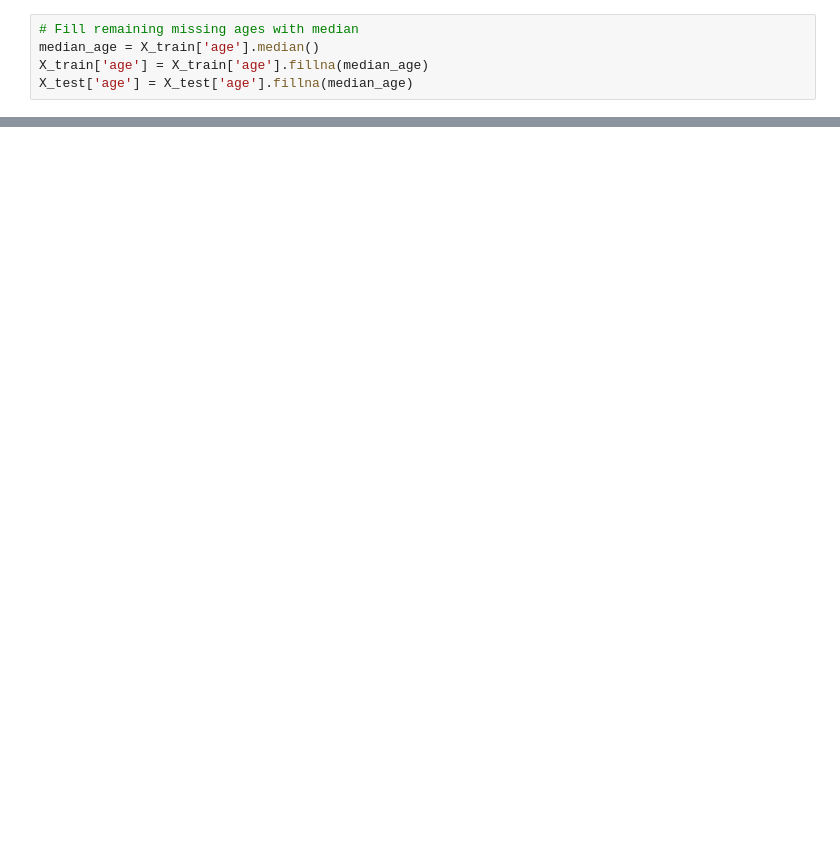
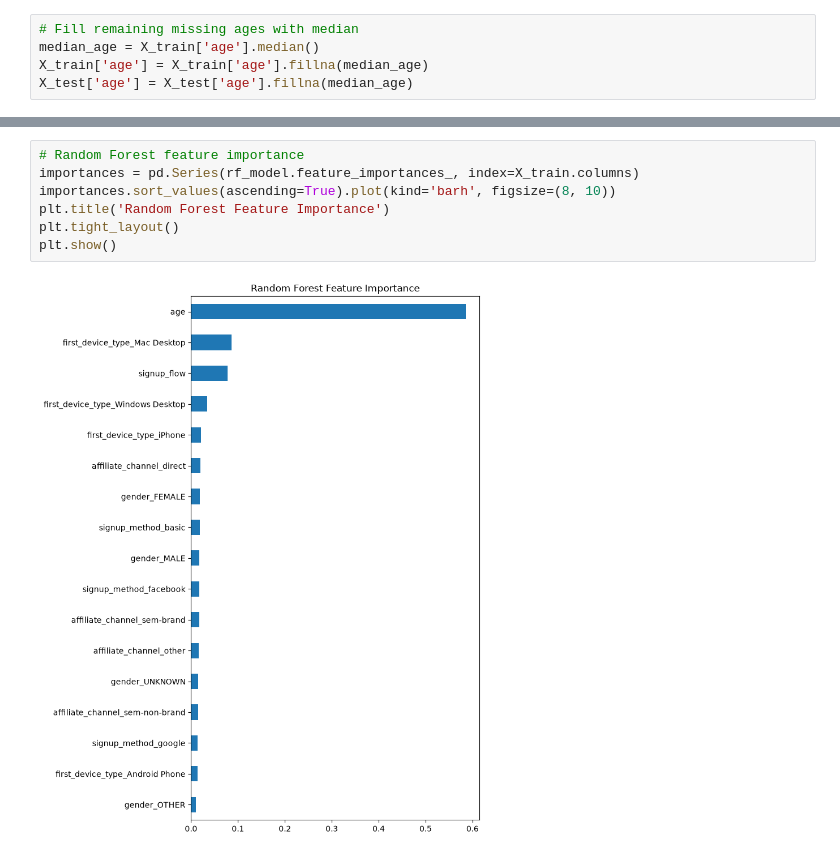
Before and after one commit to Roni-Gol/travel-personalization-model, a Jupyter notebook: travel_destination_prediction.ipynb, the cells around one changed output, grey strips where cells are left out. Saved outputs shown, nothing was run; the diff lists cells and outputs as text; blank space fills up the shorter version.

```diff
--- a/travel_destination_prediction.ipynb
+++ b/travel_destination_prediction.ipynb
@@ -80,0 +265,9 @@ X_test['age'] = X_test['age'].fillna(median_age)
+# %%
+# Random Forest feature importance
+importances = pd.Series(rf_model.feature_importances_, index=X_train.columns)
+importances.sort_values(ascending=True).plot(kind='barh', figsize=(8, 10))
+plt.title('Random Forest Feature Importance')
+plt.tight_layout()
+plt.show()
+# %% [output]
+[figure, added]
```
Also changed, not shown: parts of 15 cells of this notebook, 1 other file.
